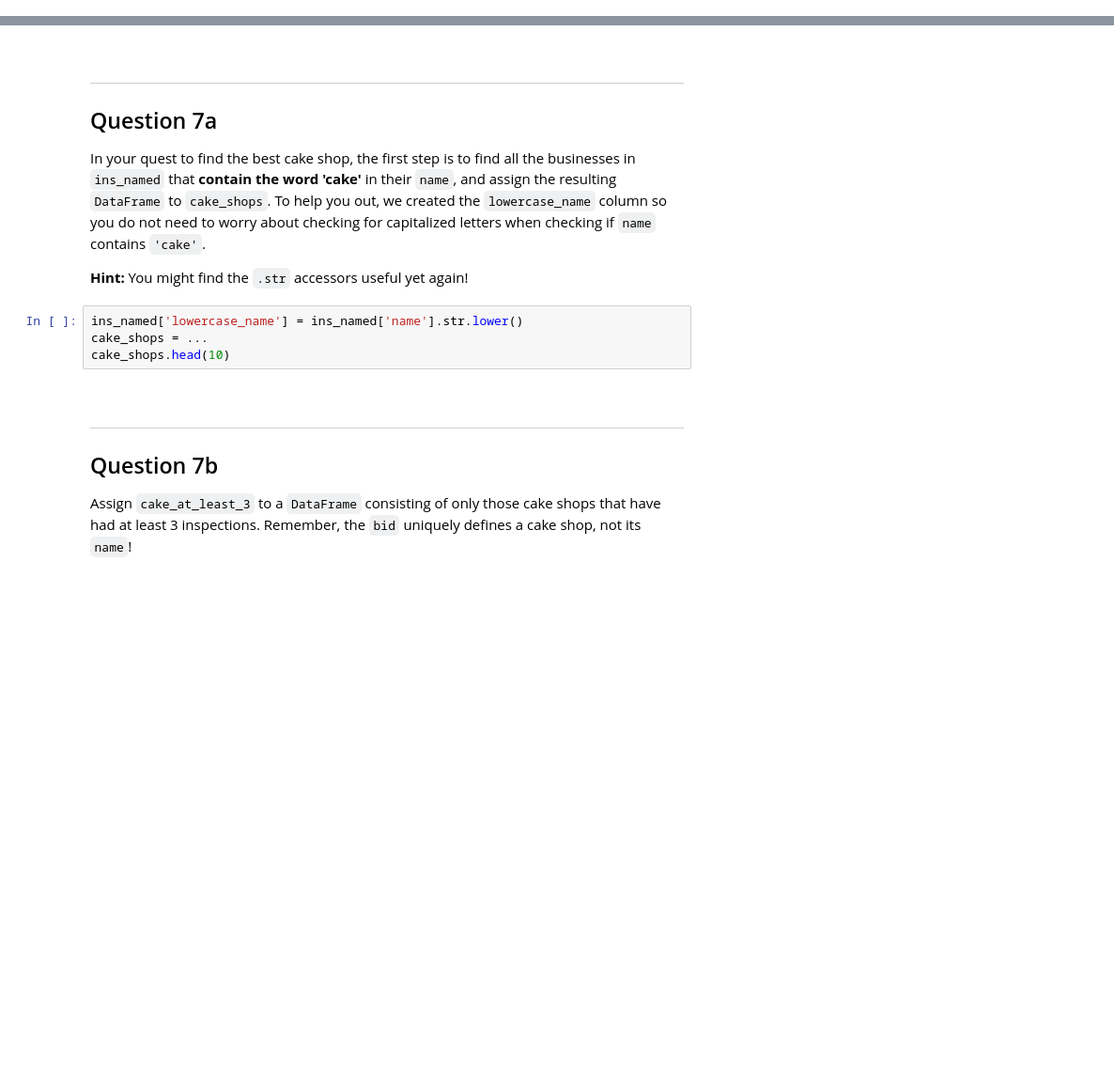
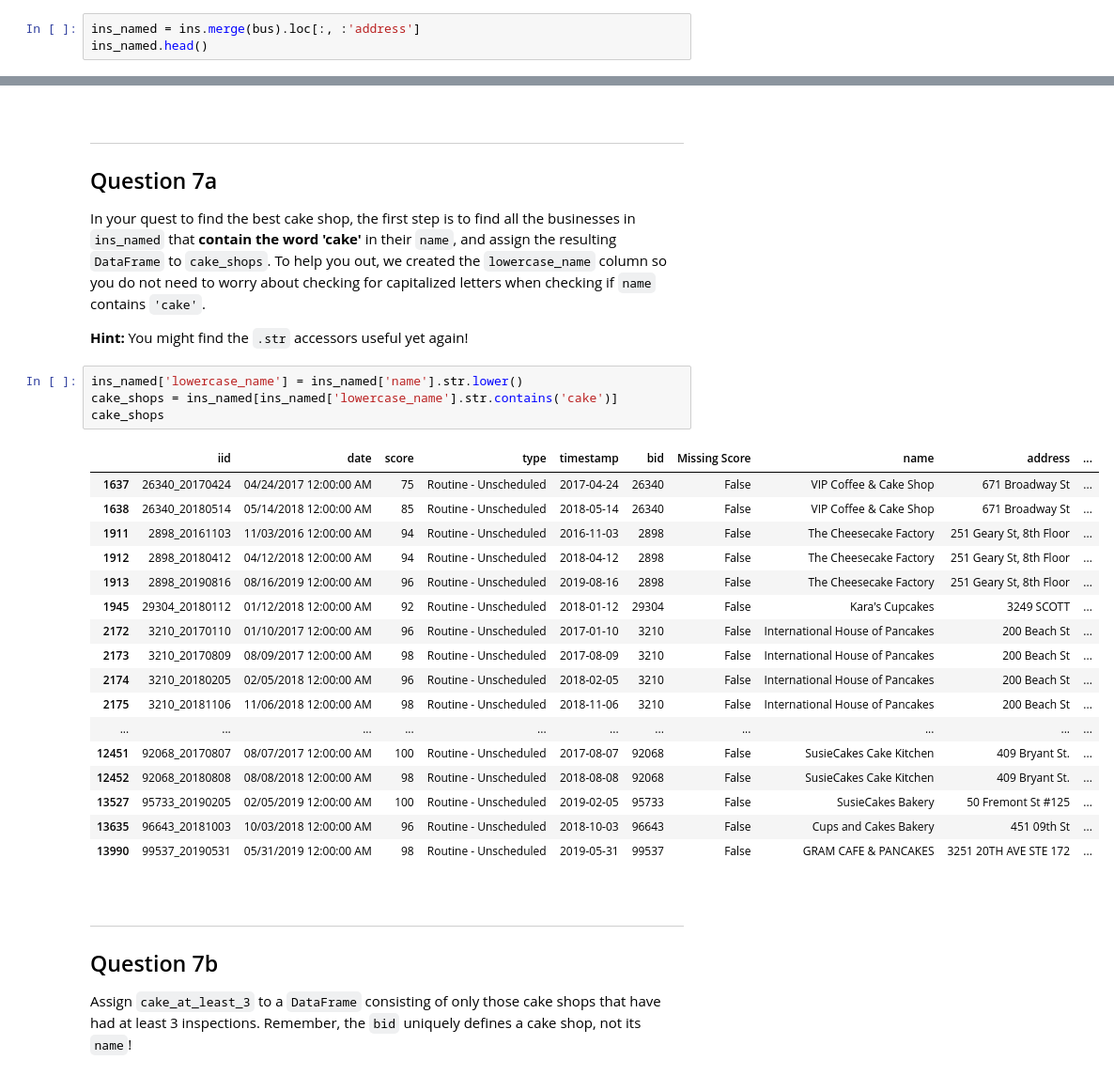
Before and after one commit to quirino717/Tratamento-de-Dados, a Jupyter notebook: Projeto I/hw02A (1).ipynb, the cells around one changed output, grey strips where cells are left out. Shown: that part at 94% size. Saved outputs shown, nothing was run; the diff lists cells and outputs as text; blank space fills up the shorter version.

```diff
--- a/Projeto I/hw02A (1).ipynb
+++ b/Projeto I/hw02A (1).ipynb
@@ -759,0 +1219,3 @@ ins_named.head()
+# %%
+ins_named = ins.merge(bus).loc[:, :'address']
+ins_named.head()
@@ -844,8 +1336,26 @@ In your quest to find the best cake shop, the first step is to find all the busi
 **Hint:** You might find the `.str` accessors useful yet again!
 # %%
 ins_named['lowercase_name'] = ins_named['name'].str.lower()
-cake_shops = ...
-cake_shops.head(10)
+cake_shops = ins_named[ins_named['lowercase_name'].str.contains('cake')]
+cake_shops
+# %% [output]
+|  | iid | date | score | type | timestamp | bid | Missing Score | name | address | ... |
+| 1637 | 26340_20170424 | 04/24/2017 12:00:00 AM | 75 | Routine - Unscheduled | 2017-04-24 | 26340 | False | VIP Coffee & Cake Shop | 671 Broadway St | ... |
+| 1638 | 26340_20180514 | 05/14/2018 12:00:00 AM | 85 | Routine - Unscheduled | 2018-05-14 | 26340 | False | VIP Coffee & Cake Shop | 671 Broadway St | ... |
+| 1911 | 2898_20161103 | 11/03/2016 12:00:00 AM | 94 | Routine - Unscheduled | 2016-11-03 | 2898 | False | The Cheesecake Factory | 251 Geary St, 8th Floor | ... |
+| 1912 | 2898_20180412 | 04/12/2018 12:00:00 AM | 94 | Routine - Unscheduled | 2018-04-12 | 2898 | False | The Cheesecake Factory | 251 Geary St, 8th Floor | ... |
+| 1913 | 2898_20190816 | 08/16/2019 12:00:00 AM | 96 | Routine - Unscheduled | 2019-08-16 | 2898 | False | The Cheesecake Factory | 251 Geary St, 8th Floor | ... |
+| 1945 | 29304_20180112 | 01/12/2018 12:00:00 AM | 92 | Routine - Unscheduled | 2018-01-12 | 29304 | False | Kara's Cupcakes | 3249 SCOTT | ... |
+| 2172 | 3210_20170110 | 01/10/2017 12:00:00 AM | 96 | Routine - Unscheduled | 2017-01-10 | 3210 | False | International House of Pancakes | 200 Beach St | ... |
+| 2173 | 3210_20170809 | 08/09/2017 12:00:00 AM | 98 | Routine - Unscheduled | 2017-08-09 | 3210 | False | International House of Pancakes | 200 Beach St | ... |
+| 2174 | 3210_20180205 | 02/05/2018 12:00:00 AM | 96 | Routine - Unscheduled | 2018-02-05 | 3210 | False | International House of Pancakes | 200 Beach St | ... |
+| 2175 | 3210_20181106 | 11/06/2018 12:00:00 AM | 98 | Routine - Unscheduled | 2018-11-06 | 3210 | False | International House of Pancakes | 200 Beach St | ... |
+| ... | ... | ... | ... | ... | ... | ... | ... | ... | ... | ... |
+| 12451 | 92068_20170807 | 08/07/2017 12:00:00 AM | 100 | Routine - Unscheduled | 2017-08-07 | 92068 | False | SusieCakes Cake Kitchen | 409 Bryant St. | ... |
+| 12452 | 92068_20180808 | 08/08/2018 12:00:00 AM | 98 | Routine - Unscheduled | 2018-08-08 | 92068 | False | SusieCakes Cake Kitchen | 409 Bryant St. | ... |
+| 13527 | 95733_20190205 | 02/05/2019 12:00:00 AM | 100 | Routine - Unscheduled | 2019-02-05 | 95733 | False | SusieCakes Bakery | 50 Fremont St #125 | ... |
+| 13635 | 96643_20181003 | 10/03/2018 12:00:00 AM | 96 | Routine - Unscheduled | 2018-10-03 | 96643 | False | Cups and Cakes Bakery | 451 09th St | ... |
+| 13990 | 99537_20190531 | 05/31/2019 12:00:00 AM | 98 | Routine - Unscheduled | 2019-05-31 | 99537 | False | GRAM CAFE & PANCAKES | 3251 20TH AVE STE 172 | ... |
 # %% [markdown]
 <br/>
 
```
Also changed, not shown: parts of 71 cells of this notebook.
